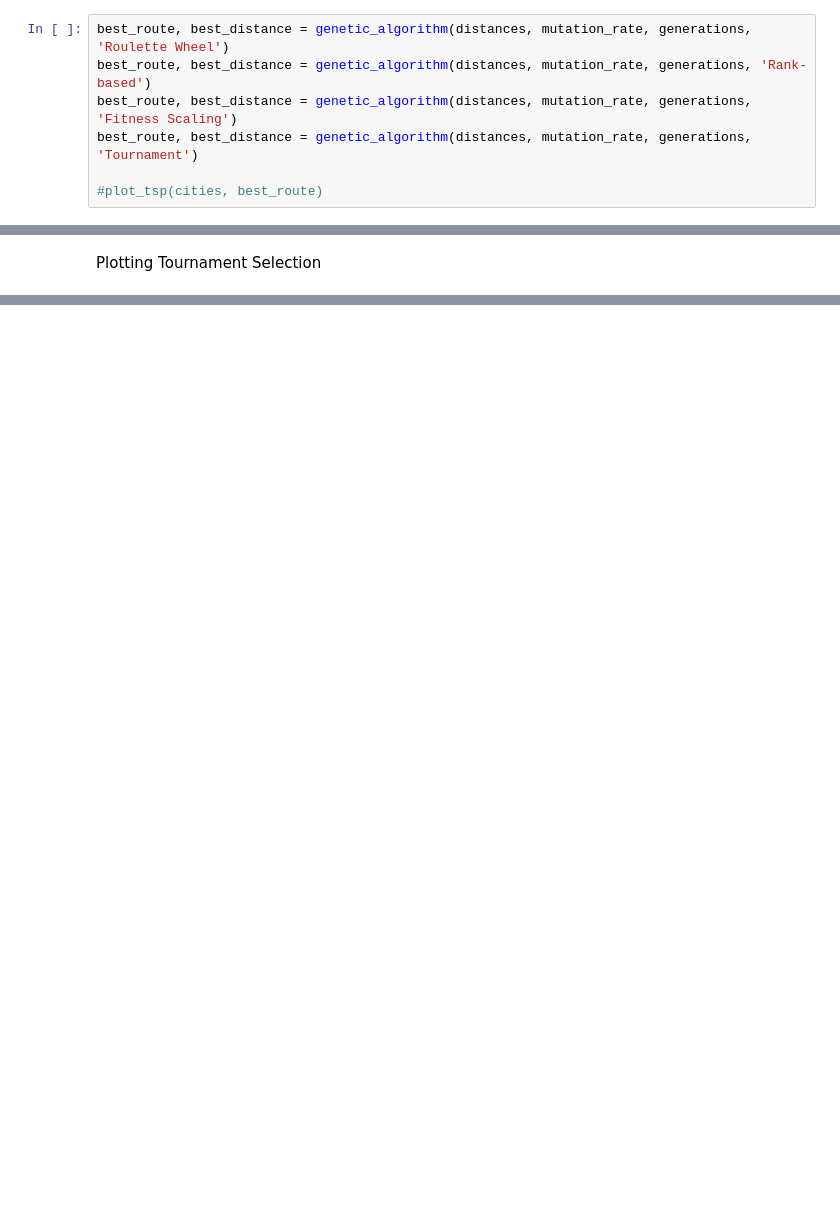
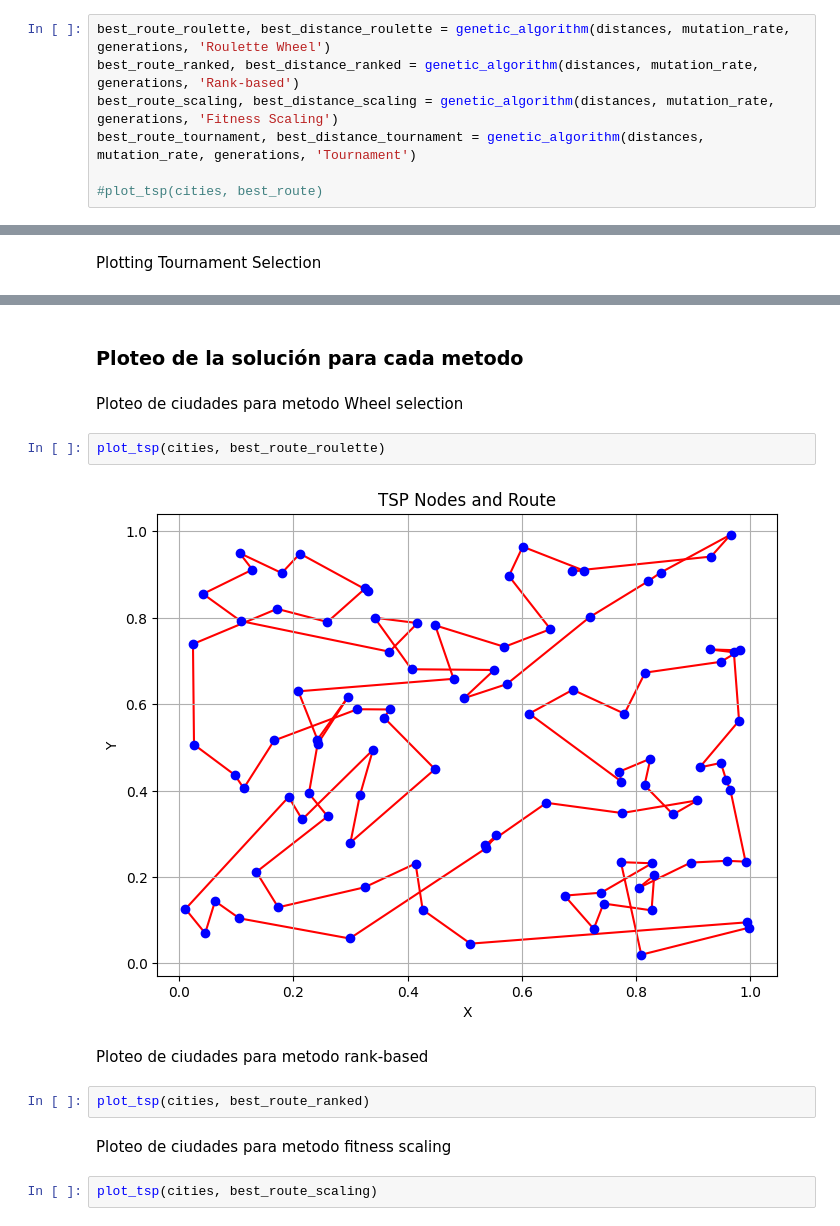
Before and after one commit to RodrigoGuedesDP/IA, a Jupyter notebook: IA_Fundamentals/Practica_3_IA.ipynb, the cells around one changed output, grey strips where cells are left out. Cells and saved outputs as stored; diff of their text form; blank space fills up the shorter version.

```diff
--- a/IA_Fundamentals/Practica_3_IA.ipynb
+++ b/IA_Fundamentals/Practica_3_IA.ipynb
@@ -312,8 +256,8 @@ Core
 # %%
-best_route, best_distance = genetic_algorithm(distances, mutation_rate, generations, 'Roulette Wheel')
-best_route, best_distance = genetic_algorithm(distances, mutation_rate, generations, 'Rank-based')
-best_route, best_distance = genetic_algorithm(distances, mutation_rate, generations, 'Fitness Scaling')
-best_route, best_distance = genetic_algorithm(distances, mutation_rate, generations, 'Tournament')
+best_route_roulette, best_distance_roulette = genetic_algorithm(distances, mutation_rate, generations, 'Roulette Wheel')
+best_route_ranked, best_distance_ranked = genetic_algorithm(distances, mutation_rate, generations, 'Rank-based')
+best_route_scaling, best_distance_scaling = genetic_algorithm(distances, mutation_rate, generations, 'Fitness Scaling')
+best_route_tournament, best_distance_tournament = genetic_algorithm(distances, mutation_rate, generations, 'Tournament')
 
 #plot_tsp(cities, best_route)
 # %% [output]
@@ -427,0 +372,16 @@ plt.show()
+# %% [markdown]
+### Ploteo de la solución para cada metodo
+# %% [markdown]
+Ploteo de ciudades para metodo Wheel selection
+# %%
+plot_tsp(cities, best_route_roulette)
+# %% [output]
+[figure, added]
+# %% [markdown]
+Ploteo de ciudades para metodo rank-based
+# %%
+plot_tsp(cities, best_route_ranked)
+# %% [markdown]
+Ploteo de ciudades para metodo fitness scaling
+# %%
+plot_tsp(cities, best_route_scaling)
```
Also changed, not shown: parts of 67 cells of this notebook.
